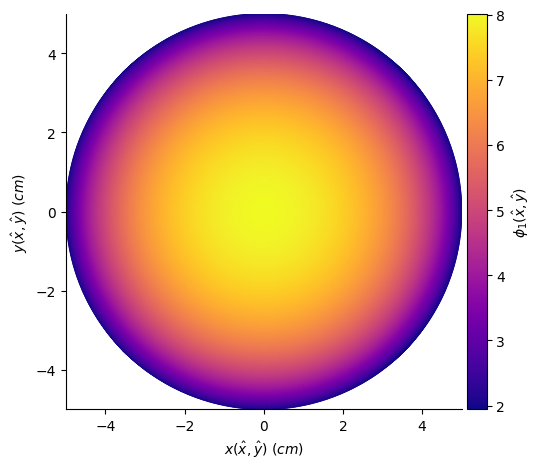
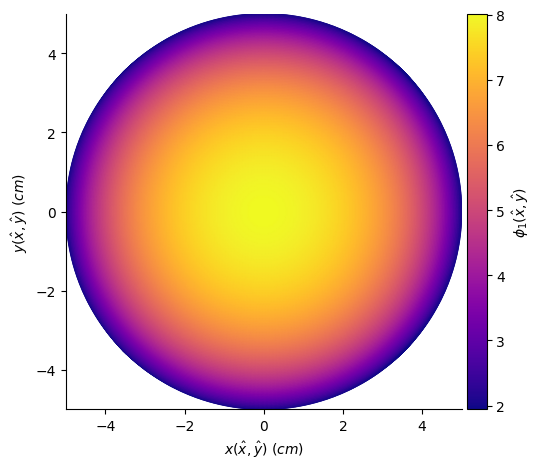
The change to this notebook cell's code, shown as a diff; its figure went from the first image to the second:
--- before
+++ after
@@ -7,4 +7,4 @@
 cbar.set_label("$\\phi_1(\\hat{x}, \\hat{y})$")
 plt.tight_layout()
-plt.savefig("./figs/phi_1.png", dpi=300)
+plt.savefig("./figs/phi_1.png", dpi=300, transparent=True)
 plt.show()

Commit: fixed source square and circle notebooks